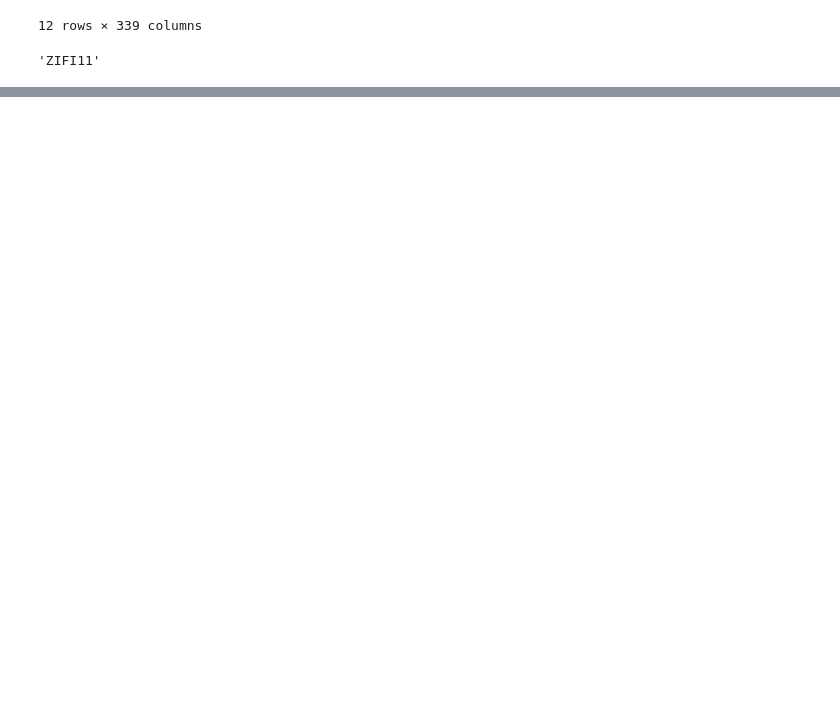
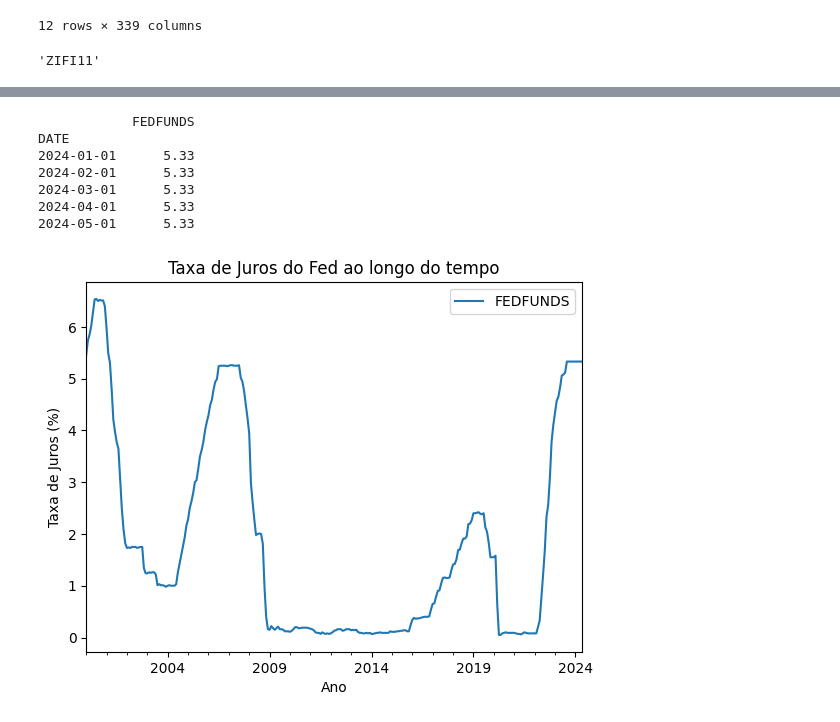
Before and after one commit to Veras-D/team-25_Desafio-IV, a Jupyter notebook: FII.ipynb, the cells around one changed output, grey strips where cells are left out. Cells and saved outputs as stored; diff of their text form; code cells hidden in the pictures; blank space fills up the shorter version.

```diff
--- a/FII.ipynb
+++ b/FII.ipynb
@@ -398,2 +413,32 @@ ConnectionError: HTTPSConnectionPool(host='fc.yahoo.com', port=443): Max retries
 # %%
 transposed_df.to_csv('dados_hostoricos_ultimos_12_meses.csv')
+# %%
+import pandas as pd
+import pandas_datareader.data as web
+import matplotlib.pyplot as plt
+from datetime import datetime
+
+# Definir o período para os dados que você deseja obter
+start = datetime(2000, 1, 1)
+end = datetime.now()
+
+# Obter os dados da taxa de juros do Fed (FEDFUNDS)
+df = web.DataReader('FEDFUNDS', 'fred', start, end)
+
+# Exibir os primeiros registros
+print(df.tail())
+
+# Exibir o gráfico da taxa de juros ao longo do tempo
+df.plot(title='Taxa de Juros do Fed ao longo do tempo')
+plt.xlabel('Ano')
+plt.ylabel('Taxa de Juros (%)')
+plt.show()
+# %% [output]
+            FEDFUNDS
+DATE
+2024-01-01      5.33
+2024-02-01      5.33
+2024-03-01      5.33
+2024-04-01      5.33
+2024-05-01      5.33
+[figure, added]
```
Also changed, not shown: parts of 2 cells of this notebook, 3 other files.
